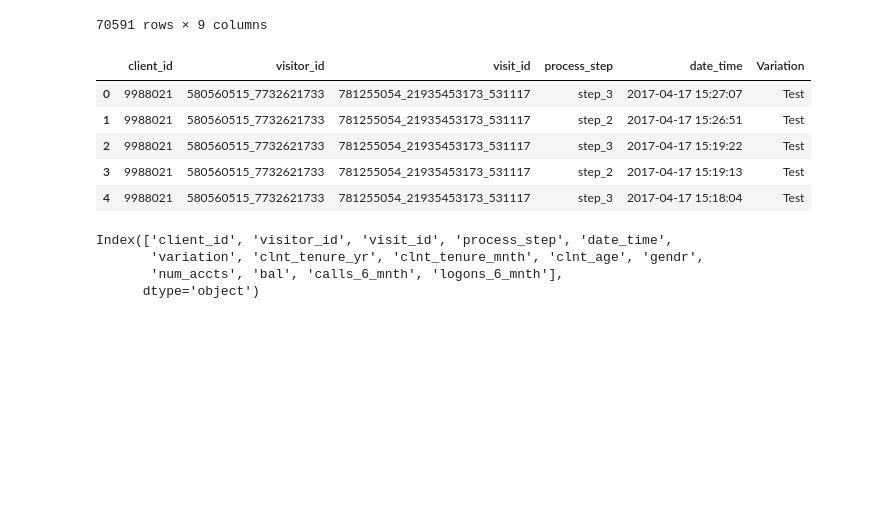
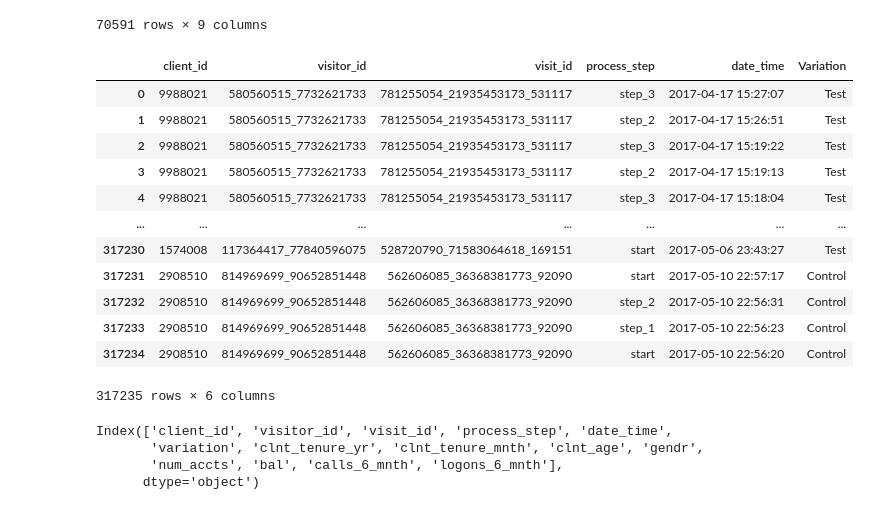
Before and after one commit to MustafaAldabbas/Project-Two-Big, a Jupyter notebook: Notebooks/Dan.ipynb, the cells around one changed output. Saved outputs shown, nothing was run; the diff lists cells and outputs as text; code cells hidden in the pictures; blank space fills up the shorter version.

```diff
--- a/Notebooks/Dan.ipynb
+++ b/Notebooks/Dan.ipynb
@@ -16,7 +16,7 @@ import matplotlib as mpl
 # %%
 
 # load the data for df_final_demo
-pd.set_option('display.max_columns', None)
+pd.set_option('display.max_columns', 120)
 
 df_final_demo = pd.read_csv('../Data/Cleaned/df_final_demo (1).txt')
 
@@ -48,33 +48,40 @@ df_final_demo
 # %%
 # load the data for df_final_web_data
 
 df_web_data1 = pd.read_csv('../Data/Cleaned/df_final_web_data_pt_1.txt')
 df_web_data2 = pd.read_csv('../Data/Cleaned/df_final_web_data_pt_2.txt')
 df_final_experiment = pd.read_csv('../Data/Cleaned/df_final_experiment_clients.txt')
 
 # merge the data
 df_web_data = pd.concat([df_web_data1, df_web_data2])
 
 # check the duplicate
 df_web_data.duplicated().sum()
 
 # remove the duplicate
 df_web_data = df_web_data.drop_duplicates()
 
 #remove nan values for df_final_experiment
 df_final_experiment = df_final_experiment.dropna()
 
 #merge df_web_data and df_final_experiment
 df_web_data = pd.merge(df_web_data, df_final_experiment, on='client_id', how='inner')
 
-df_web_data.head(5)
+df_web_data
 # %% [output]
 |  | client_id | visitor_id | visit_id | process_step | date_time | Variation |
 | 0 | 9988021 | 580560515_7732621733 | 781255054_21935453173_531117 | step_3 | 2017-04-17 15:27:07 | Test |
 | 1 | 9988021 | 580560515_7732621733 | 781255054_21935453173_531117 | step_2 | 2017-04-17 15:26:51 | Test |
 | 2 | 9988021 | 580560515_7732621733 | 781255054_21935453173_531117 | step_3 | 2017-04-17 15:19:22 | Test |
 | 3 | 9988021 | 580560515_7732621733 | 781255054_21935453173_531117 | step_2 | 2017-04-17 15:19:13 | Test |
 | 4 | 9988021 | 580560515_7732621733 | 781255054_21935453173_531117 | step_3 | 2017-04-17 15:18:04 | Test |
+| ... | ... | ... | ... | ... | ... | ... |
+| 317230 | 1574008 | 117364417_77840596075 | 528720790_71583064618_169151 | start | 2017-05-06 23:43:27 | Test |
+| 317231 | 2908510 | 814969699_90652851448 | 562606085_36368381773_92090 | start | 2017-05-10 22:57:17 | Control |
+| 317232 | 2908510 | 814969699_90652851448 | 562606085_36368381773_92090 | step_2 | 2017-05-10 22:56:31 | Control |
+| 317233 | 2908510 | 814969699_90652851448 | 562606085_36368381773_92090 | step_1 | 2017-05-10 22:56:23 | Control |
+| 317234 | 2908510 | 814969699_90652851448 | 562606085_36368381773_92090 | start | 2017-05-10 22:56:20 | Control |
+317235 rows × 6 columns
 # %%
 # merge all the data
 df = pd.merge(df_web_data,df_final_demo, on='client_id', how='left')
```
Also changed, not shown: parts of 61 cells of this notebook.
